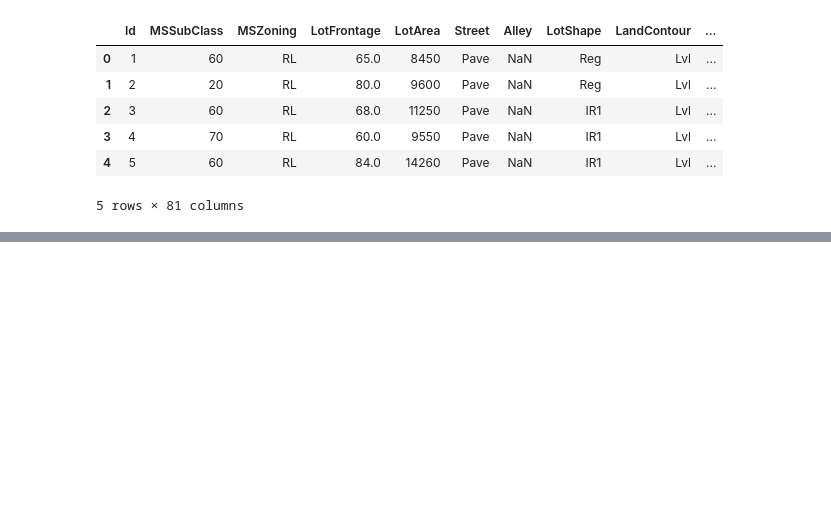
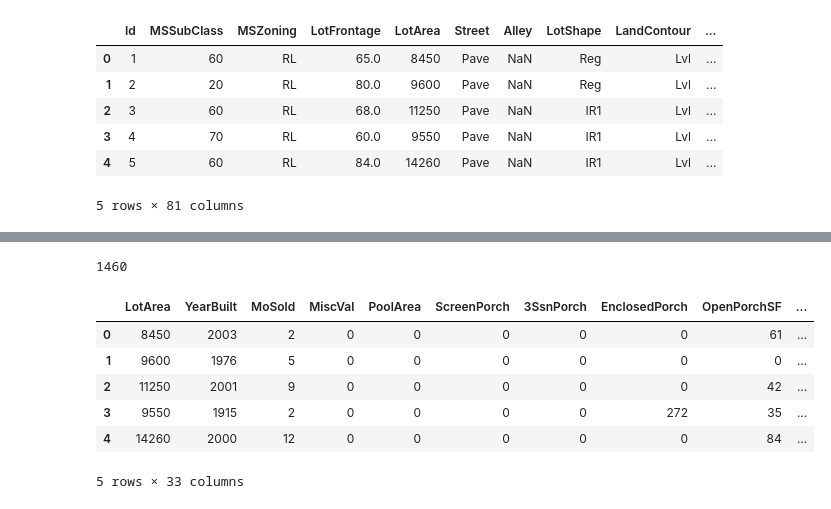
Before and after one commit to iliya1984/DevML, a Jupyter notebook: House Prices/house_prices_feature_analysis.ipynb, the cells around one changed output, grey strips where cells are left out. Saved outputs shown, nothing was run; the diff lists cells and outputs as text; code cells hidden in the pictures; blank space fills up the shorter version.

```diff
--- a/House Prices/house_prices_feature_analysis.ipynb
+++ b/House Prices/house_prices_feature_analysis.ipynb
@@ -105 +154,23 @@ fa = FeatureAnalysis()
+# %%
+len(imputed_train_df)
+# %% [output]
+1460
+# %%
+median_imputer.fit(train_df[num_features_to_impute.index])
+num_features_imputed = median_imputer.transform(train_df[num_features_to_impute.index])
+num_features_imputed_df = pd.DataFrame(num_features_imputed, columns=num_features_to_impute.index)
+
+for column in num_features_imputed_df.columns:
+    imputed_train_df[column] = num_features_imputed_df[column]
+
+#print(str(len(imputed_train_df.columns)))
+imputed_train_df.head()
+# %% [output]
+|  | LotArea | YearBuilt | MoSold | MiscVal | PoolArea | ScreenPorch | 3SsnPorch | EnclosedPorch | OpenPorchSF | ... |
+| 0 | 8450 | 2003 | 2 | 0 | 0 | 0 | 0 | 0 | 61 | ... |
+| 1 | 9600 | 1976 | 5 | 0 | 0 | 0 | 0 | 0 | 0 | ... |
+| 2 | 11250 | 2001 | 9 | 0 | 0 | 0 | 0 | 0 | 42 | ... |
+| 3 | 9550 | 1915 | 2 | 0 | 0 | 0 | 0 | 272 | 35 | ... |
+| 4 | 14260 | 2000 | 12 | 0 | 0 | 0 | 0 | 0 | 84 | ... |
+5 rows × 33 columns
 # %%
```
Also changed, not shown: parts of 14 cells of this notebook.
